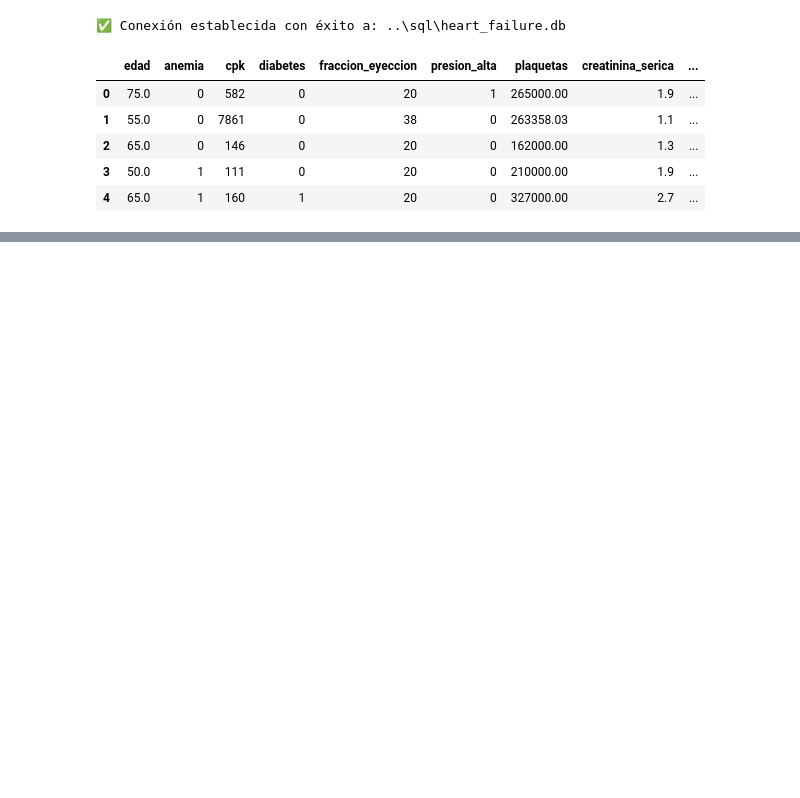
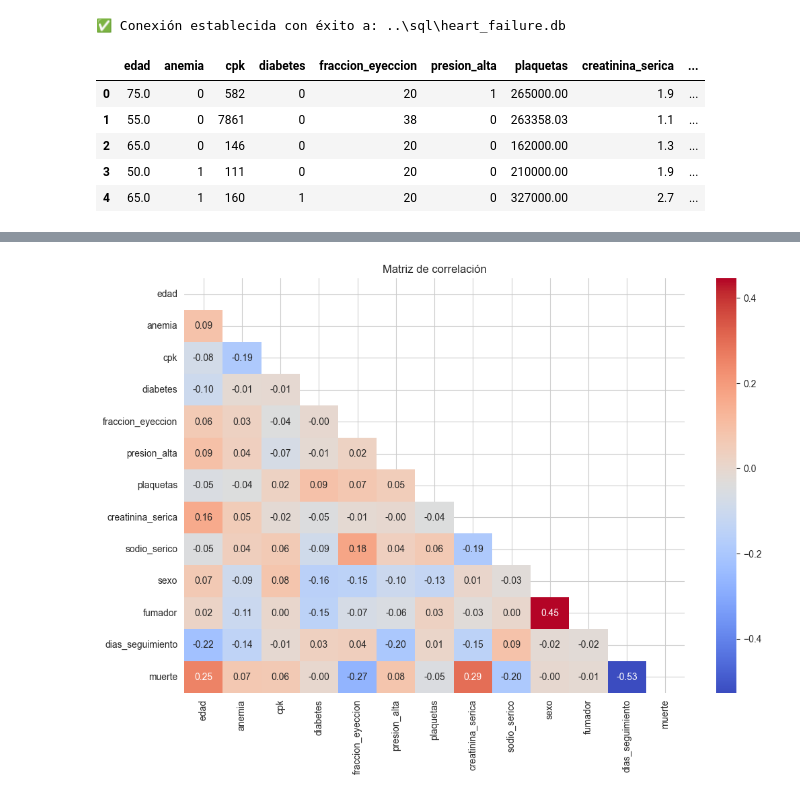
Before and after one commit to matiasgianotti/InsuficienciaCardiaca, a Jupyter notebook: notebooks/Analisis_exploratorio.ipynb, the cells around one changed output, grey strips where cells are left out. Cells and saved outputs as stored; diff of their text form; code cells hidden in the pictures; blank space fills up the shorter version.

```diff
--- a/notebooks/Analisis_exploratorio.ipynb
+++ b/notebooks/Analisis_exploratorio.ipynb
@@ -34,0 +203,21 @@ df_check.head()
+# %%
+import numpy as np
+
+# Solo columnas numéricas (incluyendo type_num)
+corr = df.corr()
+
+#Mascara para graficar la mitad
+np.ones_like(corr, dtype=bool)
+mask = np.triu(np.ones_like(corr, dtype=bool))
+
+# Mapa de calor
+plt.figure(figsize=(12,8))
+sns.heatmap(corr,
+            mask=mask,
+            annot=True,
+            cmap='coolwarm',
+            fmt=".2f")
+plt.title("Matriz de correlación")
+plt.show()
+# %% [output]
+[figure, added]
```
Also changed, not shown: parts of 13 cells of this notebook.
